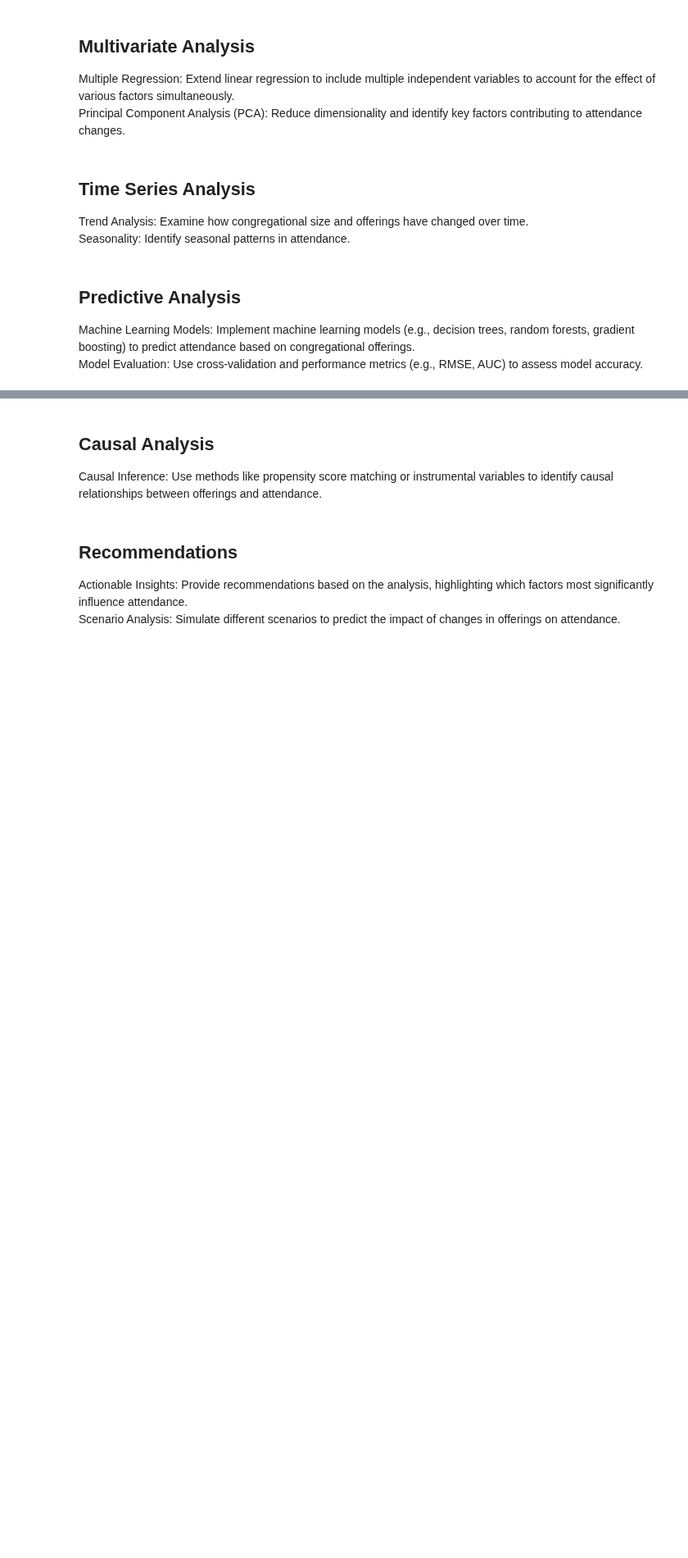
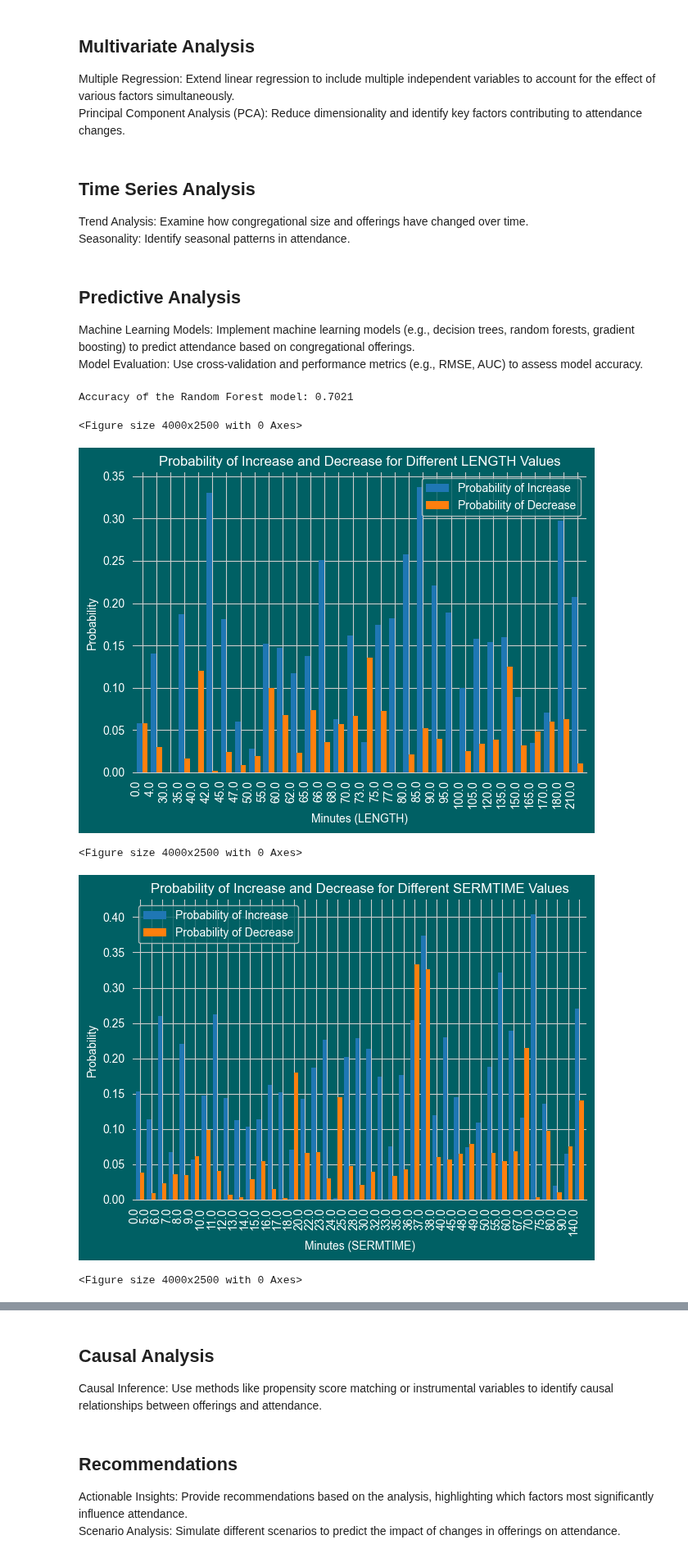
Before and after one commit to NRSchaaf/unlocking-church-growth, a Jupyter notebook: notebook/worship_analysis.ipynb, the cells around one changed output, grey strips where cells are left out. Shown at 82% size. Drawn from its saved outputs; the diff is of its cells as text; code cells hidden in the pictures; blank space fills up the shorter version.

Commit message:
finished worship analysis

```diff
--- a/notebook/worship_analysis.ipynb
+++ b/notebook/worship_analysis.ipynb
@@ -463,0 +352,69 @@ plt.show()
+# %%
+# Random Forest 1
+
+# Select specific features
+selected_columns = ['LENGTH', 'SERMTIME', 'SOCLTIME', 'change_category']
+df_worship = data[selected_columns].copy()
+
+# Drop rows where values in the three features are greater than 250
+df_worship_rf1 = df_worship[(df_worship['LENGTH'] <= 250) & (df_worship['SERMTIME'] <= 250) & (df_worship['SOCLTIME'] <= 250)].copy()
+
+# Encode categorical variables
+le = LabelEncoder()
+df_worship_rf1['change_category'] = le.fit_transform(df_worship_rf1['change_category'])
+
+# Split the data into training and test sets
+X = df_worship_rf1[['LENGTH', 'SERMTIME', 'SOCLTIME']]
+y = df_worship_rf1['change_category']
+X_train, X_test, y_train, y_test = train_test_split(X, y, test_size=0.2, random_state=42)
+
+# Train a Random Forest model
+rf = RandomForestClassifier(n_estimators=100, random_state=42)
+rf.fit(X_train, y_train)
+
+# Predict on the test set
+y_pred = rf.predict(X_test)
+
+# Calculate accuracy
+accuracy = accuracy_score(y_test, y_pred)
+
+# Print accuracy
+print(f"Accuracy of the Random Forest model: {accuracy:.4f}")
+
+# Predict probabilities on the test set
+y_prob = rf.predict_proba(X_test)
+
+# Function to calculate and plot probabilities for a given feature
+def plot_probabilities(feature):
+    df = X_test.copy()
+    df['prob_increase'] = y_prob[:, le.transform(['Increase'])[0]]
+    df['prob_decrease'] = y_prob[:, le.transform(['Decrease'])[0]]
+
+    df_grouped = df.groupby(feature).mean()[['prob_increase', 'prob_decrease']].sort_index()
+
+    # Plot the probabilities
+    plt.figure(figsize=(40, 25))  # Adjust figure size for better visibility
+    df_grouped.plot(kind='bar', width=0.8)
+    plt.xlabel(f'Minutes ({feature})')
+    plt.ylabel('Probability')
+    plt.title(f'Probability of Increase and Decrease for Different {feature} Values')
+    plt.xticks(rotation=90, ha='right')  # Rotate x-axis labels
+    plt.tight_layout()  # Adjust layout to make room for labels
+    plt.legend(['Probability of Increase', 'Probability of Decrease'])
+    plt.show()
+
+# Plot for LENGTH
+plot_probabilities('LENGTH')
+
+# Plot for SERMTIME
+plot_probabilities('SERMTIME')
+
+# Plot for SOCLTIME
+plot_probabilities('SOCLTIME')
+# %% [output]
+Accuracy of the Random Forest model: 0.7021
+<Figure size 4000x2500 with 0 Axes>
+[figure, added]
+<Figure size 4000x2500 with 0 Axes>
+[figure, added]
+<Figure size 4000x2500 with 0 Axes>
```
Also changed, not shown: parts of 11 cells of this notebook.
